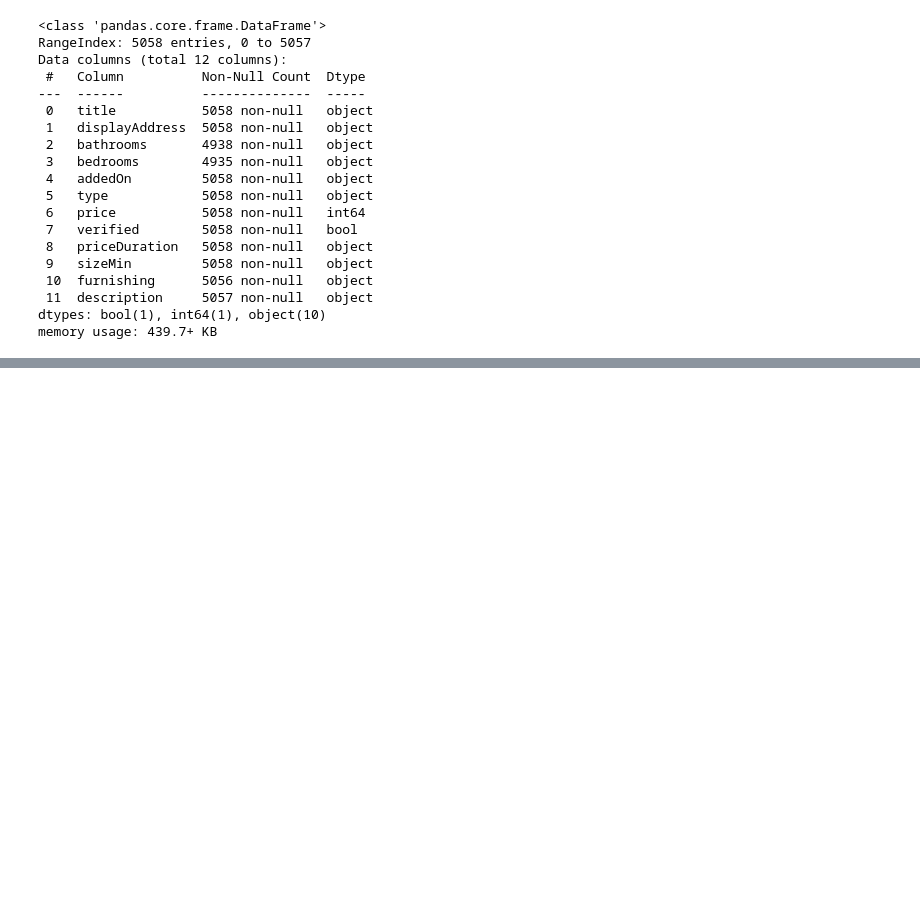
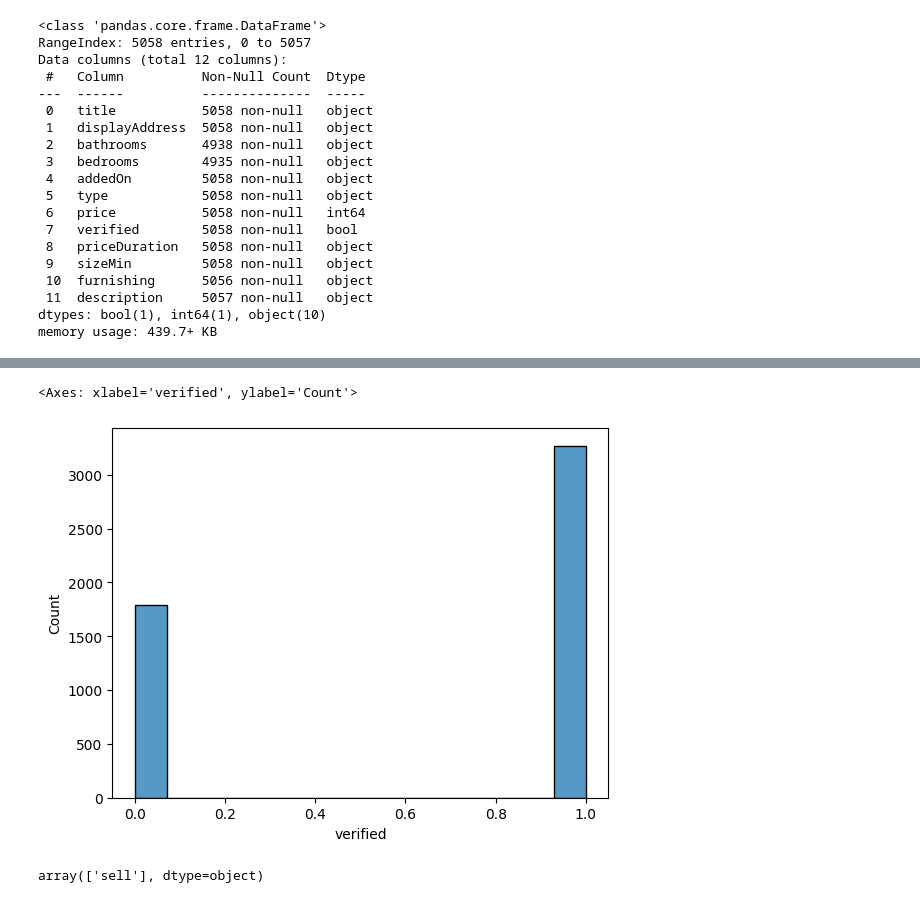
Before and after one commit to Mike812/kaggle, a Jupyter notebook: real_estate/RealEstate.ipynb, the cells around one changed output, grey strips where cells are left out. Cells and saved outputs as stored; diff of their text form; code cells hidden in the pictures; blank space fills up the shorter version.

```diff
--- a/real_estate/RealEstate.ipynb
+++ b/real_estate/RealEstate.ipynb
@@ -51,0 +101,6 @@ memory usage: 439.7+ KB
+# %%
+real_estate_data['bedrooms'] = real_estate_data['bedrooms'].str.replace('7+', '8')
+real_estate_data['bedrooms'] = real_estate_data['bedrooms'].str.replace('studio', '9')
+real_estate_data['bedrooms'] = pd.to_numeric(real_estate_data['bedrooms'])
+real_estate_data['bedrooms'] = real_estate_data['bedrooms'].fillna(0)
+real_estate_data['bedrooms'] = real_estate_data['bedrooms'].astype(np.int64)
@@ -51,0 +112,11 @@ memory usage: 439.7+ KB
+# %%
+# boolean type
+sns.histplot(data=real_estate_data, x="verified")
+# %% [output]
+<Axes: xlabel='verified', ylabel='Count'>
+[figure, added]
+# %%
+# only one value
+real_estate_data["priceDuration"].unique()
+# %% [output]
+array(['sell'], dtype=object)
```
Also changed, not shown: parts of 13 cells of this notebook, 7 other files.
